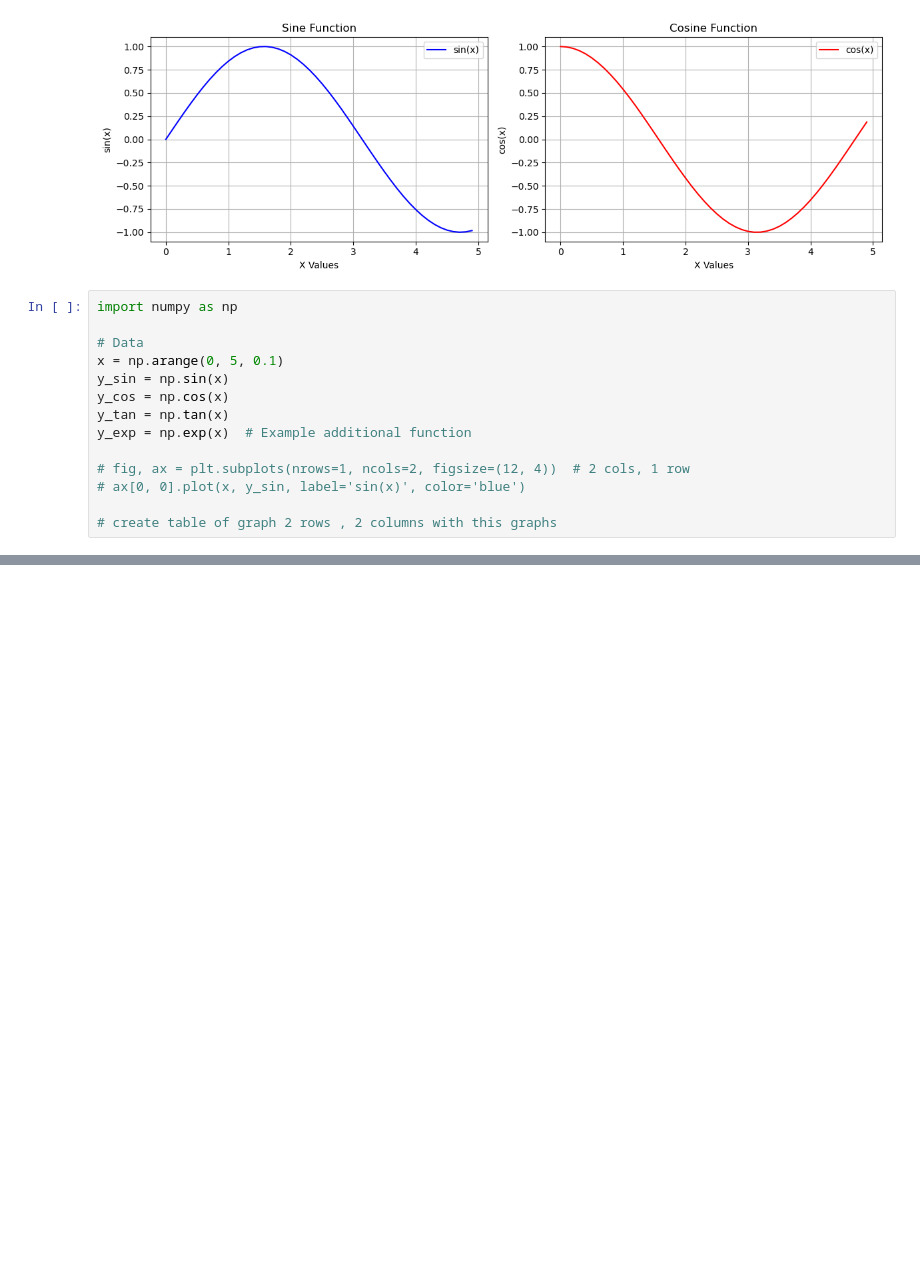
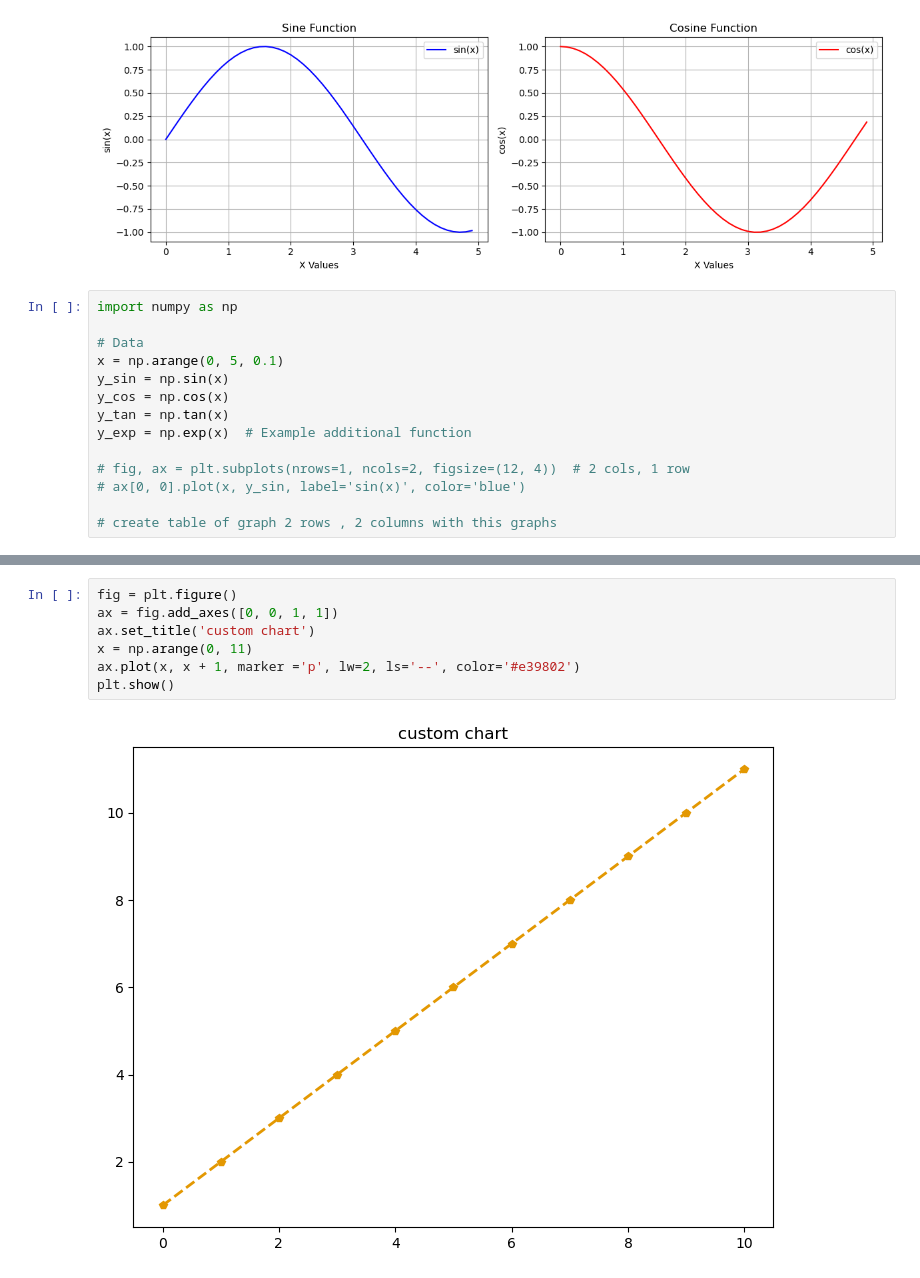
Before and after one commit to pythonai211225-rgb/01.07.2026, a Jupyter notebook: matplotlib1_01_07_2026.ipynb, the cells around one changed output, grey strips where cells are left out. Drawn from its saved outputs; the diff is of its cells as text; blank space fills up the shorter version.

```diff
--- a/matplotlib1_01_07_2026.ipynb
+++ b/matplotlib1_01_07_2026.ipynb
@@ -166,0 +224,9 @@ y_exp = np.exp(x)  # Example additional function
+# %%
+fig = plt.figure()
+ax = fig.add_axes([0, 0, 1, 1])
+ax.set_title('custom chart')
+x = np.arange(0, 11)
+ax.plot(x, x + 1, marker ='p', lw=2, ls='--', color='#e39802')
+plt.show()
+# %% [output]
+[figure, added]
```
Also changed, not shown: parts of 8 cells of this notebook.
